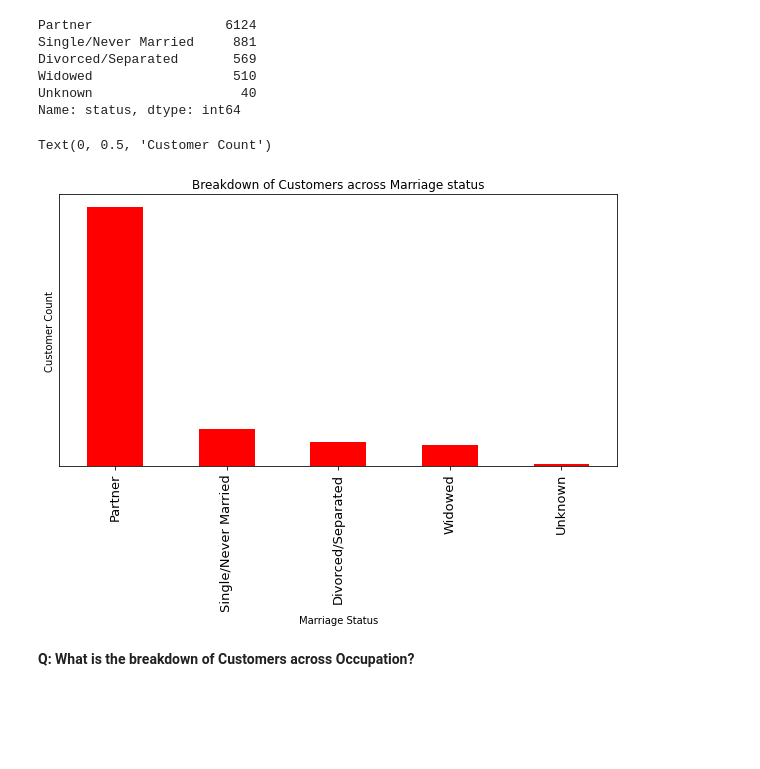
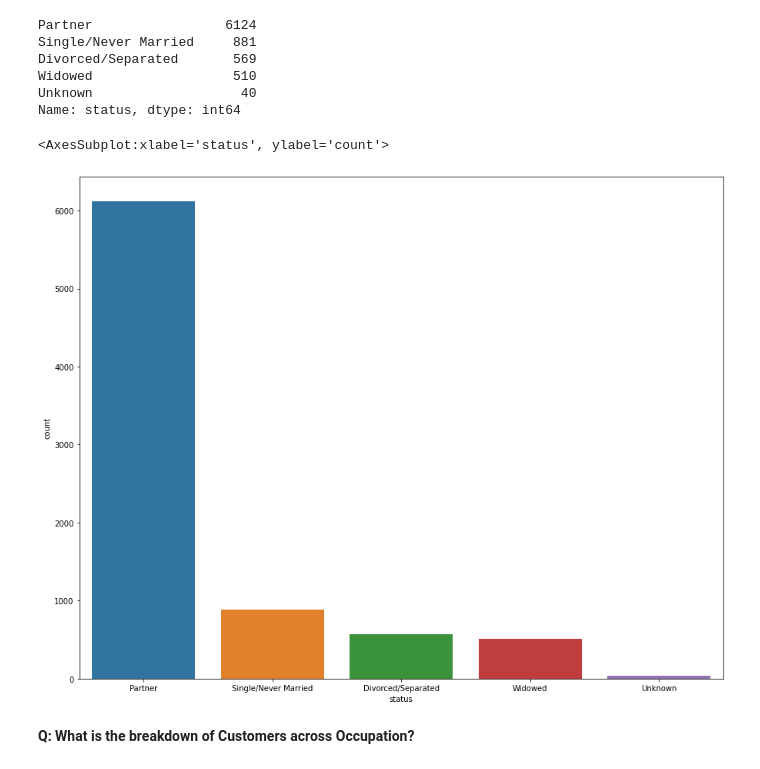
Before and after one commit to girishksahu/INSAID2021, a Jupyter notebook: Customer-classification.ipynb, the cells around one changed output. Drawn from its saved outputs; the diff is of its cells as text; code cells hidden in the pictures; blank space fills up the shorter version.

```diff
--- a/Customer-classification.ipynb
+++ b/Customer-classification.ipynb
@@ -534,14 +530,12 @@ Divorced/Separated       569
 Widowed                  510
 Unknown                   40
 Name: status, dtype: int64
-# %%
-cust_master_data['status'].value_counts().plot(kind='bar',figsize=(10,5), colormap='prism', fontsize=13,yticks=np.arange(40,19,2))
-plt.title('Breakdown of Customers across Marriage status')
-plt.xlabel('Marriage Status')
-plt.ylabel('Customer Count')
-# %% [output]
-Text(0, 0.5, 'Customer Count')
-[figure, removed]
+# %%
+plt.figure(figsize=(15,12))
+sns.countplot(x='status',data=cust_master_data,order=cust_master_data['status'].value_counts().index)
+# %% [output]
+<AxesSubplot:xlabel='status', ylabel='count'>
+[figure, added]
 # %% [markdown]
 **Q: What is the breakdown of Customers across Occupation?**
 # %%
```
Also changed, not shown: parts of 69 cells of this notebook.
